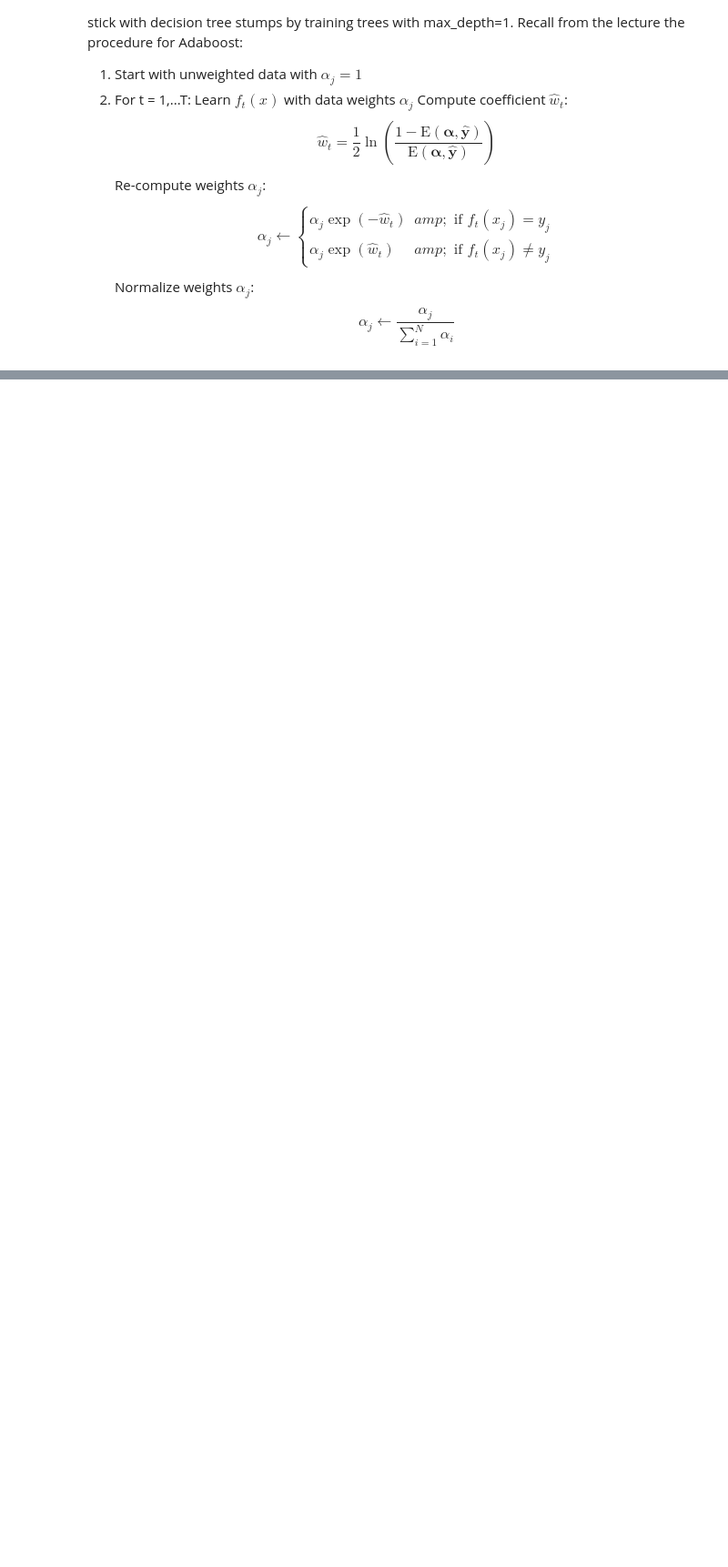
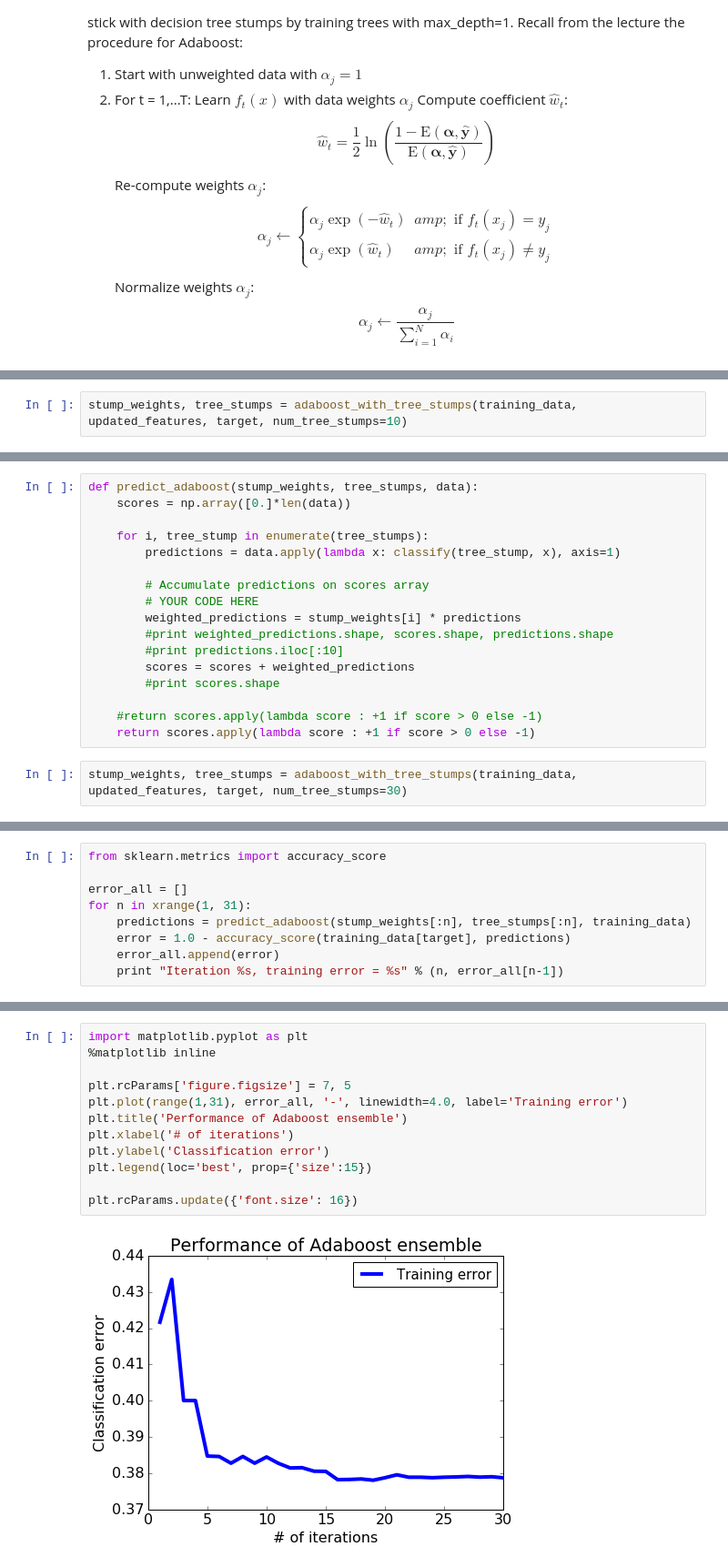
Before and after one commit to ah3200/Classification, a Jupyter notebook: week5/Boosting-decision-stump.ipynb, the cells around one changed output, grey strips where cells are left out. Shown at 91% size. Drawn from its saved outputs; the diff is of its cells as text; blank space fills up the shorter version.

```diff
--- a/week5/Boosting-decision-stump.ipynb
+++ b/week5/Boosting-decision-stump.ipynb
@@ -534,0 +525,2 @@ dtype('int64')
+# %%
+stump_weights, tree_stumps = adaboost_with_tree_stumps(training_data, updated_features, target, num_tree_stumps=10)
@@ -534,0 +578,19 @@ dtype('int64')
+# %%
+def predict_adaboost(stump_weights, tree_stumps, data):
+    scores = np.array([0.]*len(data))
+
+    for i, tree_stump in enumerate(tree_stumps):
+        predictions = data.apply(lambda x: classify(tree_stump, x), axis=1)
+
+        # Accumulate predictions on scores array
+        # YOUR CODE HERE
+        weighted_predictions = stump_weights[i] * predictions
+        #print weighted_predictions.shape, scores.shape, predictions.shape
+        #print predictions.iloc[:10]
+        scores = scores + weighted_predictions
+        #print scores.shape
+
+    #return scores.apply(lambda score : +1 if score > 0 else -1)
+    return scores.apply(lambda score : +1 if score > 0 else -1)
+# %%
+stump_weights, tree_stumps = adaboost_with_tree_stumps(training_data, updated_features, target, num_tree_stumps=30)
@@ -534,0 +615,9 @@ dtype('int64')
+# %%
+from sklearn.metrics import accuracy_score
+
+error_all = []
+for n in xrange(1, 31):
+    predictions = predict_adaboost(stump_weights[:n], tree_stumps[:n], training_data)
+    error = 1.0 - accuracy_score(training_data[target], predictions)
+    error_all.append(error)
+    print "Iteration %s, training error = %s" % (n, error_all[n-1])
@@ -534,0 +642,14 @@ dtype('int64')
+# %%
+import matplotlib.pyplot as plt
+%matplotlib inline
+
+plt.rcParams['figure.figsize'] = 7, 5
+plt.plot(range(1,31), error_all, '-', linewidth=4.0, label='Training error')
+plt.title('Performance of Adaboost ensemble')
+plt.xlabel('# of iterations')
+plt.ylabel('Classification error')
+plt.legend(loc='best', prop={'size':15})
+
+plt.rcParams.update({'font.size': 16})
+# %% [output]
+[figure, added]
```
Also changed, not shown: parts of 23 cells of this notebook.
